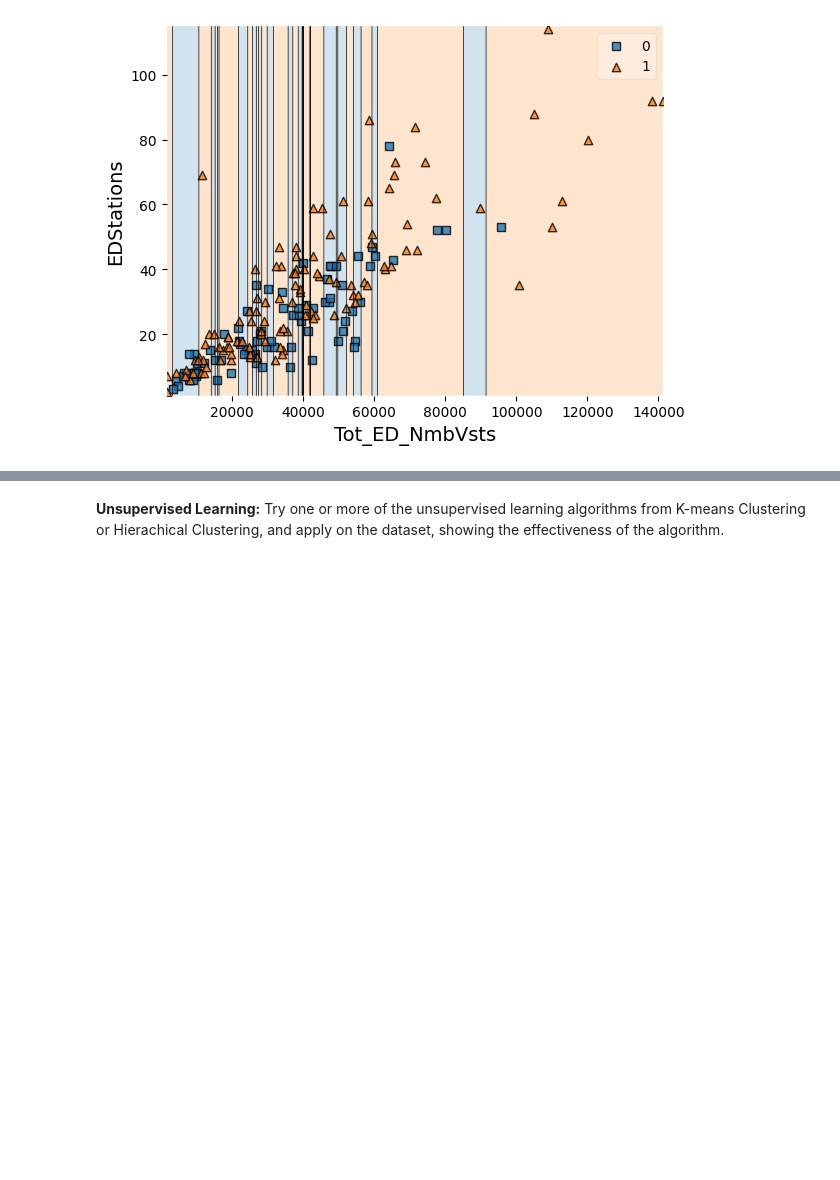
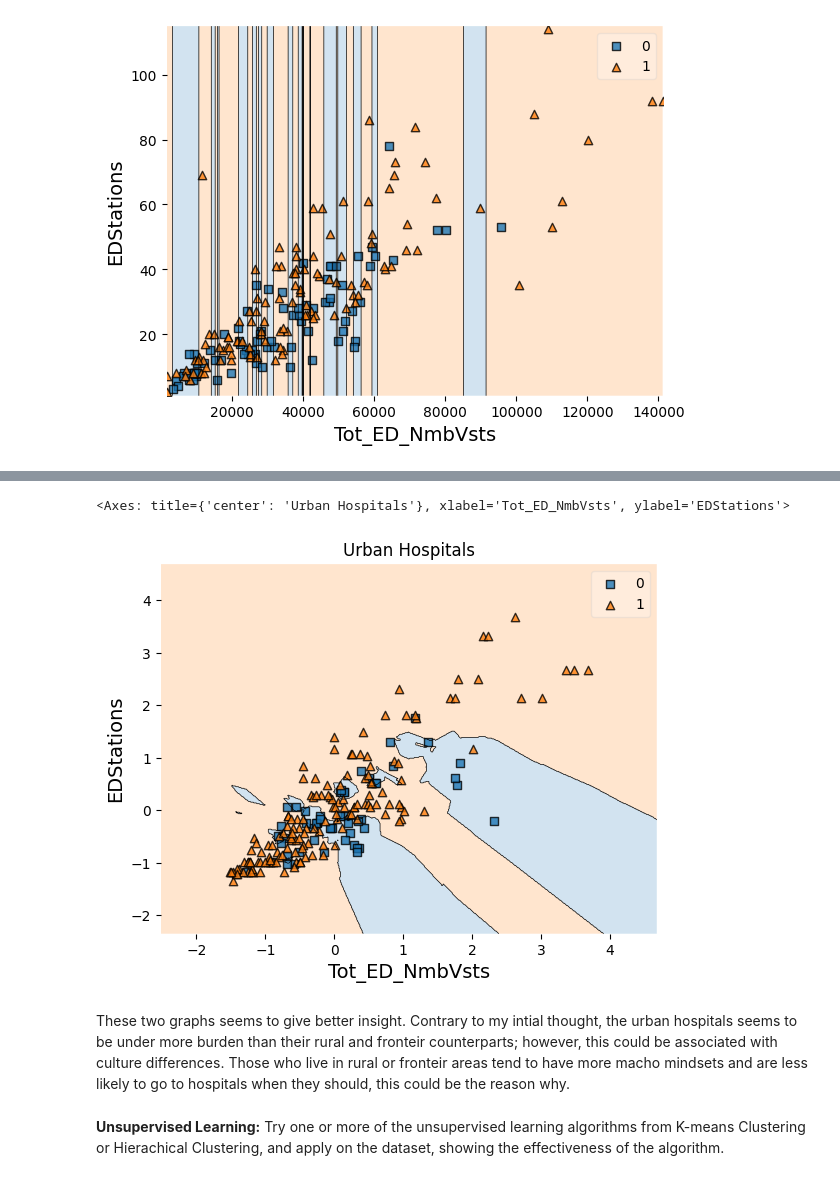
Before and after one commit to tovarrog24/Emergency-Department-Volume-and-Capacity, a Jupyter notebook: learning.ipynb, the cells around one changed output, grey strips where cells are left out. Saved outputs shown, nothing was run; the diff lists cells and outputs as text; code cells hidden in the pictures; blank space fills up the shorter version.

```diff
--- a/learning.ipynb
+++ b/learning.ipynb
@@ -301,3 +353,51 @@ This just tells us that the features e tried to predict are not clustered in all
+# %%
+def plotKNN(dataset, title):
+
+    # Take a sample
+    systemSample = dataset.sample(
+        min(200, len(dataset)),
+        random_state=123
+    ).copy()
+
+    # Convert labels to integers
+    systemSample["Int"] = systemSample["MentalHealthShortageArea"].map(
+        {"Yes": 0, "No": 1}
+    )
+
+    # Define features and target
+    X = systemSample[["Tot_ED_NmbVsts", "EDStations"]]
+    y = systemSample["Int"]
+
+    # Scale features
+    scaler = StandardScaler()
+    X_scaled = scaler.fit_transform(X)
+
+    # Fit model
+    systemClassifier = KNeighborsClassifier(n_neighbors=5)
+    systemClassifier.fit(X_scaled, y)
+
+    # Plot decision regions
+    contourf_kwargs = {"alpha": 0.2}
+
+    p = plot_decision_regions(
+        X_scaled,
+        y.to_numpy(),
+        clf=systemClassifier,
+        contourf_kwargs=contourf_kwargs
+    )
+
+    p.set_xlabel("Tot_ED_NmbVsts", fontsize=14)
+    p.set_ylabel("EDStations", fontsize=14)
+    p.set_title(title)
+
+    return p
+
+plotKNN(urbanData, "Urban Hospitals")
+# %% [output]
+<Axes: title={'center': 'Urban Hospitals'}, xlabel='Tot_ED_NmbVsts', ylabel='EDStations'>
+[figure, added]
+# %% [markdown]
+These two graphs seems to give better insight. Contrary to my intial thought, the urban hospitals seems to be under more burden than their rural and fronteir counterparts; however, this could be associated with culture differences. Those who live in rural or fronteir areas tend to have more macho mindsets and are less likely to go to hospitals when they should, this could be the reason why.
 # %%
 #Trying to use a Support Vector Machine
 # %% [markdown]
```
Also changed, not shown: parts of 3 cells of this notebook.
